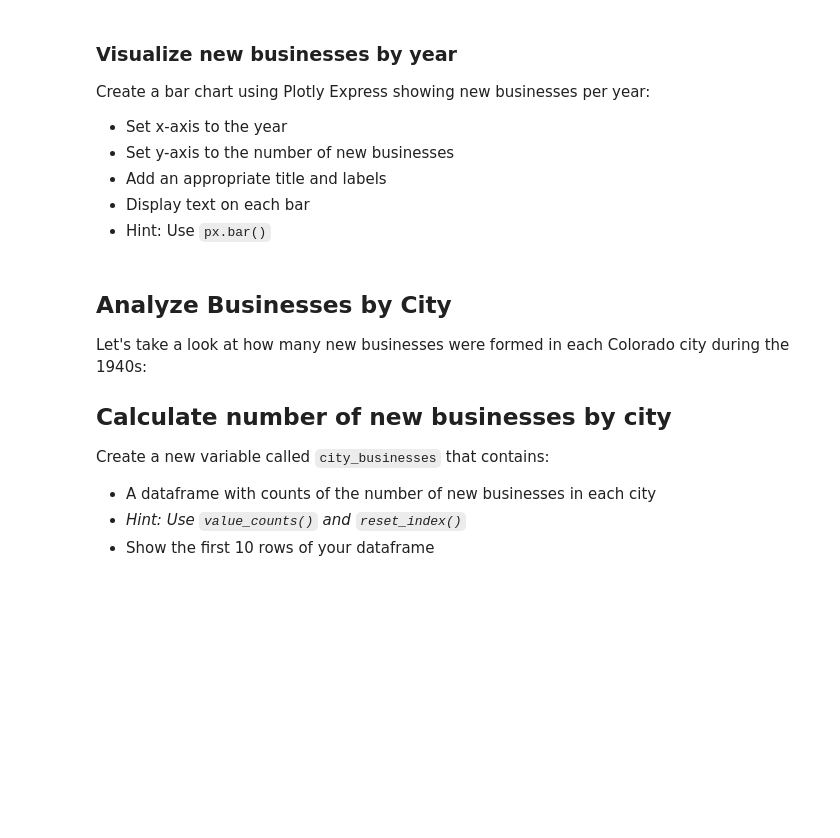
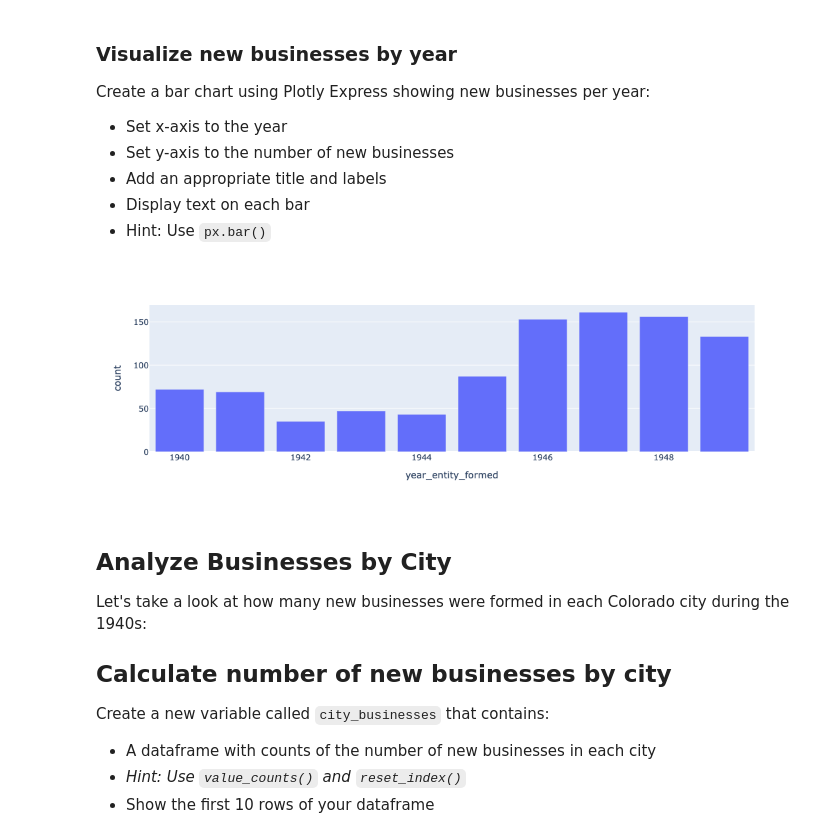
Before and after one commit to bwarzel/warzel-sp25-data-materials, a Jupyter notebook: week-10/warzel-hw-08.ipynb, the cells around one changed output. Cells and saved outputs as stored; diff of their text form; code cells hidden in the pictures; blank space fills up the shorter version.

```diff
--- a/week-10/warzel-hw-08.ipynb
+++ b/week-10/warzel-hw-08.ipynb
@@ -261,3 +257,5 @@ AttributeError: 'str' object has no attribute 'valuecounts'
+# %%
+biz_year = businesses_df['year_entity_formed'].value_counts().reset_index()
 # %% [markdown]
 ### Visualize new businesses by year
 
@@ -273,3 +269,13 @@ Create a bar chart using Plotly Express showing new businesses per year:
+# %%
+# Create a simple bar chart
+fig = px.bar(biz_year, x='year_entity_formed', y='count')
+title='New Businesses by Year',
+labels={'Year': 'year_entity_formed', 'Number of Businesses': 'count'}
+
+# Show the figure
+fig.show()
+# %% [output]
+[figure, added]
 # %% [markdown]
 ## Analyze Businesses by City
 
```
Also changed, not shown: parts of 20 cells of this notebook, 1 other file.
